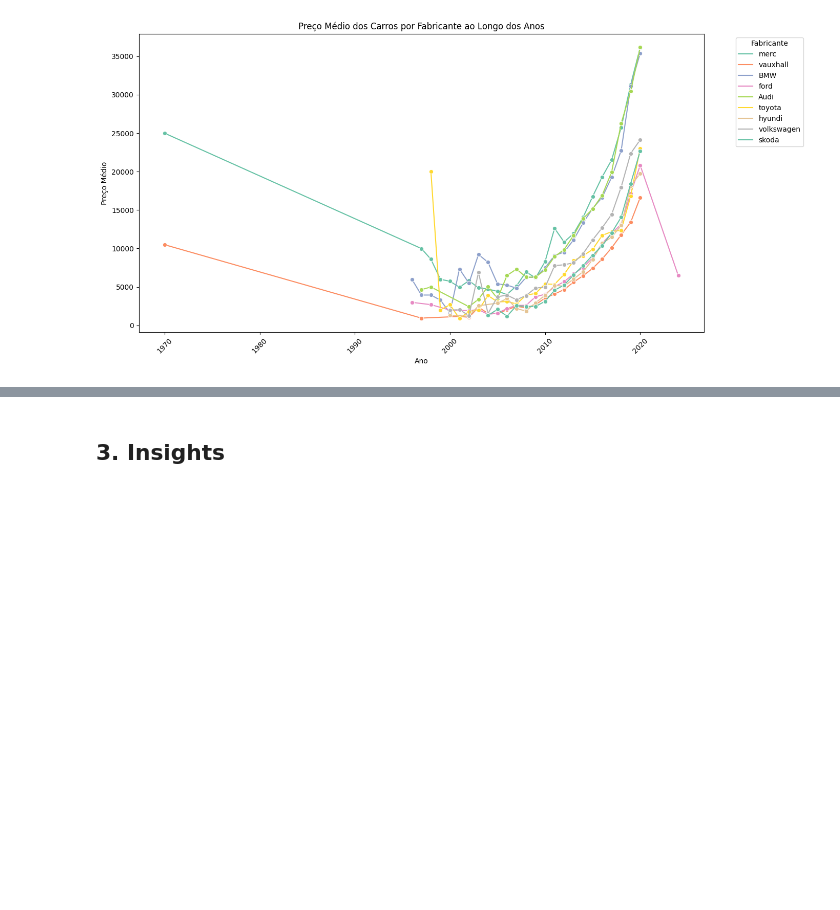
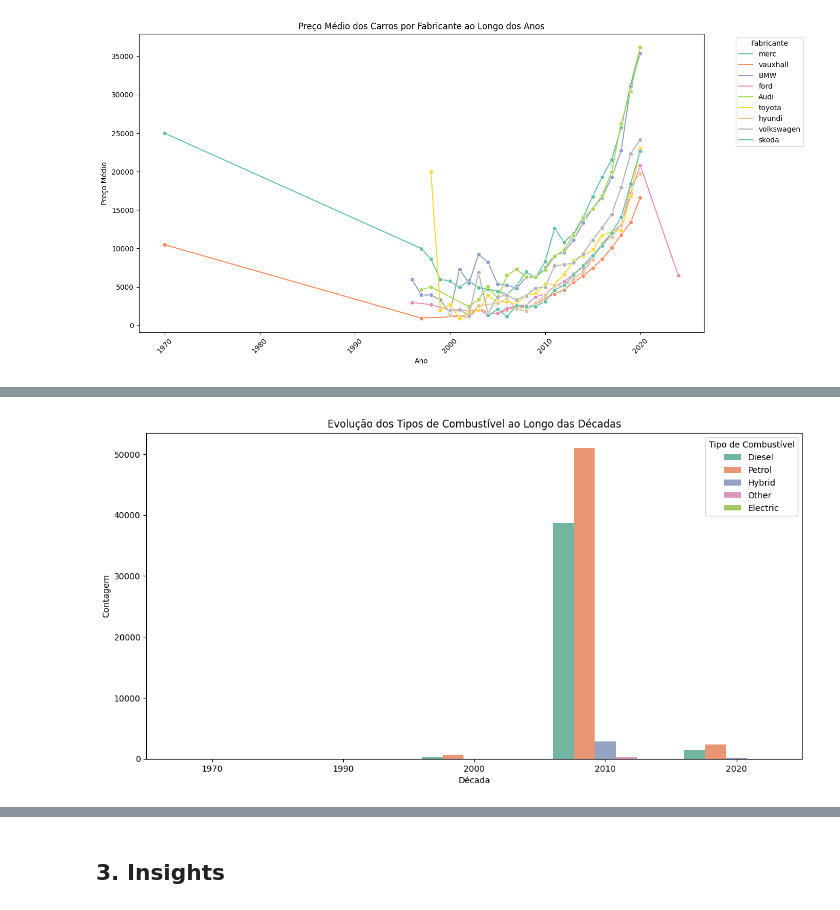
Before and after one commit to atlantico-academy/equipe1-2024.3, a Jupyter notebook: notebooks/01-exploratory_data_analysis.ipynb, the cells around one changed output, grey strips where cells are left out. Saved outputs shown, nothing was run; the diff lists cells and outputs as text; code cells hidden in the pictures; blank space fills up the shorter version.

```diff
--- a/notebooks/01-exploratory_data_analysis.ipynb
+++ b/notebooks/01-exploratory_data_analysis.ipynb
@@ -342,0 +339,14 @@ plt.show()
+# %%
+df['decade'] = (df['year'] // 10) * 10
+# %%
+fuel_counts = df.groupby(['decade', 'fuelType']).size().reset_index(name='count')
+
+plt.figure(figsize=(14, 7))
+sns.barplot(data=fuel_counts, x='decade', y='count', hue='fuelType', palette='Set2')
+plt.title('Evolução dos Tipos de Combustível ao Longo das Décadas')
+plt.xlabel('Década')
+plt.ylabel('Contagem')
+plt.legend(title='Tipo de Combustível')
+plt.show()
+# %% [output]
+[figure, added]
```
Also changed, not shown: parts of 9 cells of this notebook.
